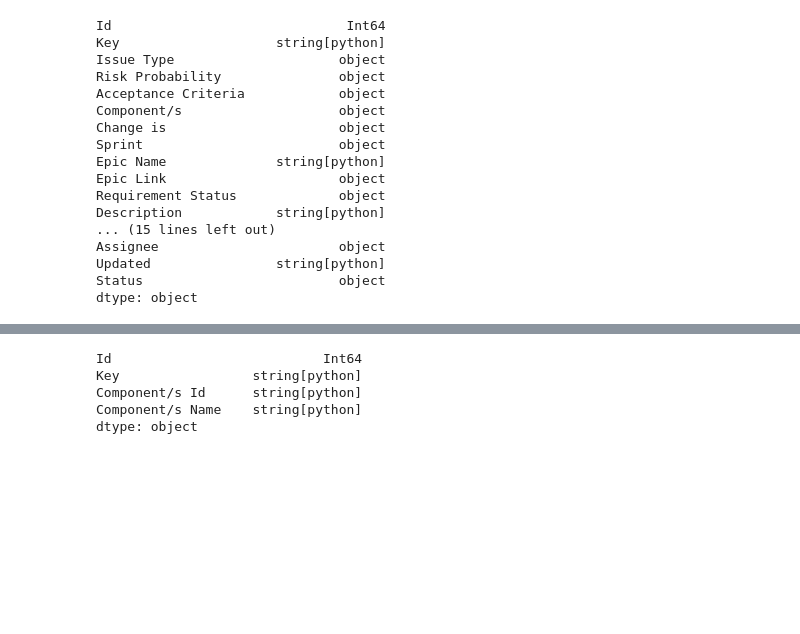
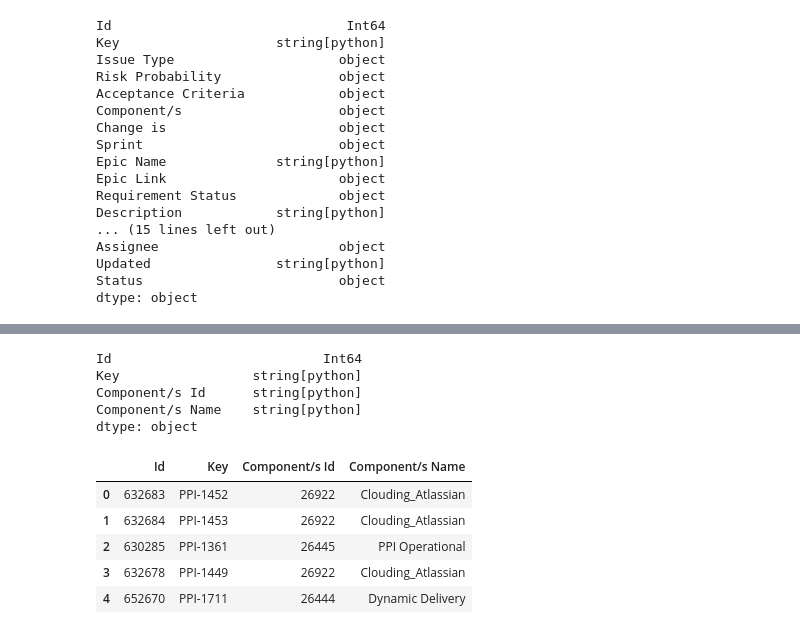
Before and after one commit to 7ft10/JiraExporter, a Jupyter notebook: DataFlows - Server/Jira_Epics.ipynb, the cells around one changed output, grey strips where cells are left out. Saved outputs shown, nothing was run; the diff lists cells and outputs as text; code cells hidden in the pictures; blank space fills up the shorter version.

```diff
--- a/DataFlows - Server/Jira_Epics.ipynb
+++ b/DataFlows - Server/Jira_Epics.ipynb
@@ -313,28 +321,39 @@ dtype: object
 # %%
 #! Components
 
 from IPython.display import display
 
+from sqlalchemy import create_engine
+
+# Create the engine to connect to the inbuilt sqllite database
+engine = create_engine("sqlite+pysqlite:///:memory:")
+
 if 'goldenDF' not in globals() or goldenDF is None:
     display("Base data frame not loaded")
 else:
-    df = goldenDF.copy(deep = True)
+    df:pd.DataFrame = goldenDF.copy(deep = True)
     df = df[["Id", "Key", "Component/s"]]
     df = df[df["Component/s"].map(lambda d: len(d)) > 0]
 
     if df is None or len(df.index) == 0:
         display("No results")
     else:
         df = df.explode("Component/s")
         df = df.expand("Component/s", ["id", "name"])
 
         df = df.sentence_case_columns().convert_dtypes().infer_objects().reset_index(drop=True)
 
         display(df.dtypes)
-        #display(df)
+        display(df.head())
 # %% [output]
 Id                           Int64
 Key                 string[python]
 Component/s Id      string[python]
 Component/s Name    string[python]
 dtype: object
+|  | Id | Key | Component/s Id | Component/s Name |
+| 0 | 632683 | PPI-1452 | 26922 | Clouding_Atlassian |
+| 1 | 632684 | PPI-1453 | 26922 | Clouding_Atlassian |
+| 2 | 630285 | PPI-1361 | 26445 | PPI Operational |
+| 3 | 632678 | PPI-1449 | 26922 | Clouding_Atlassian |
+| 4 | 652670 | PPI-1711 | 26444 | Dynamic Delivery |
```
Also changed, not shown: parts of 9 cells of this notebook, 7 other files.
